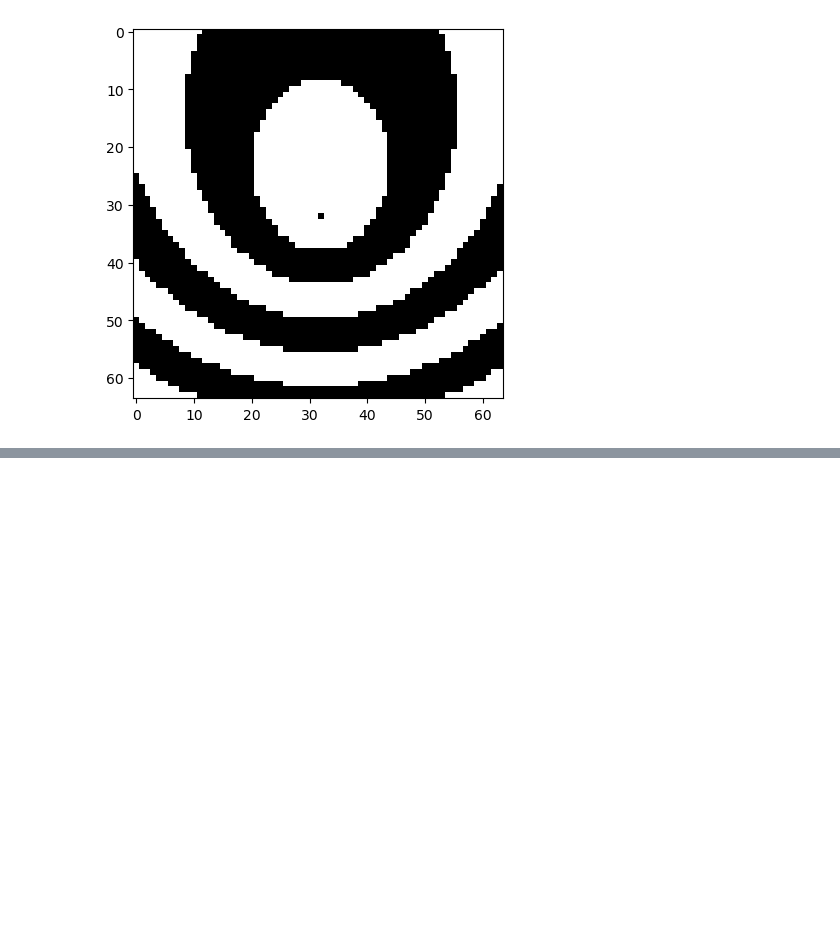
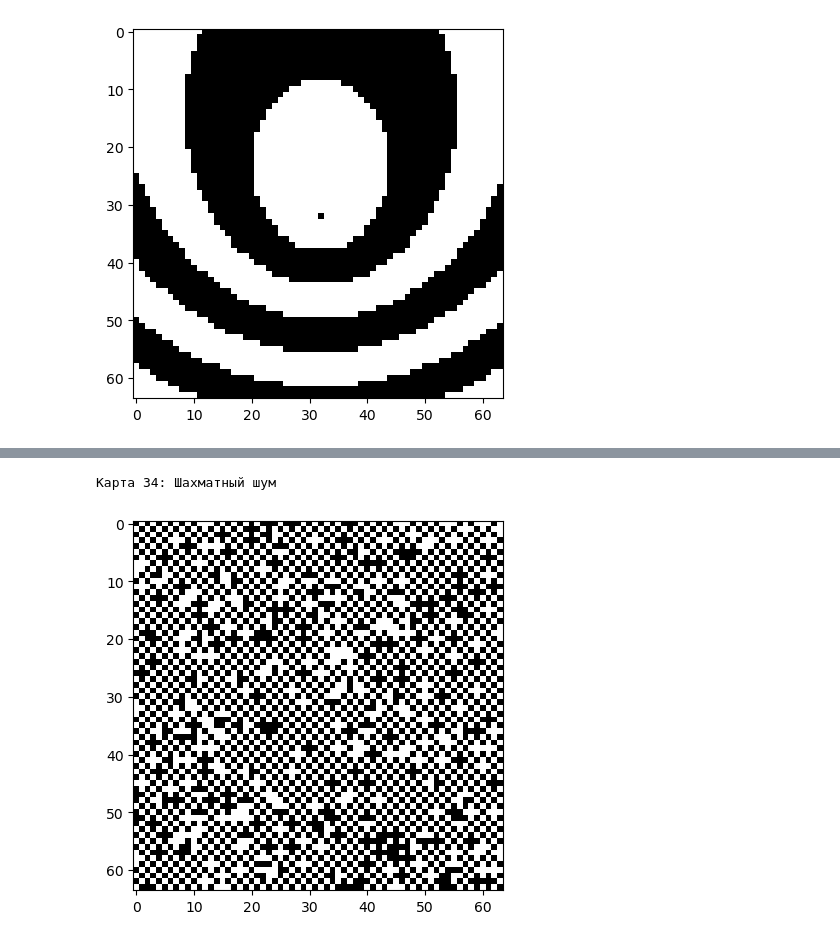
Before and after one commit to DrozdovDan/TransPath_Adaptation, a Jupyter notebook: Test_generator.ipynb, the cells around one changed output, grey strips where cells are left out. Cells and saved outputs as stored; diff of their text form; code cells hidden in the pictures; blank space fills up the shorter version.

```diff
--- a/Test_generator.ipynb
+++ b/Test_generator.ipynb
@@ -816,0 +934,23 @@ plt.show()
+# %%
+import random
+
+def generate_chess_noise():
+    grid = []
+    for i in range(64):
+        row = []
+        for j in range(64):
+            # Базовый шахматный узор: если сумма координат чётная – 1, иначе 0
+            base = 1 if (i + j) % 2 == 0 else 0
+            # С вероятностью 10% инвертируем значение
+            if random.random() < 0.1:
+                base = 1 - base
+            row.append(base)
+        grid.append(row)
+    return 1 - np.array(grid)
+
+print("Карта 34: Шахматный шум")
+plt.imshow(generate_chess_noise(), cmap='gray')
+plt.show()
+# %% [output]
+Карта 34: Шахматный шум
+[figure, added]
```
Also changed, not shown: parts of 48 cells of this notebook, 1 other file.
